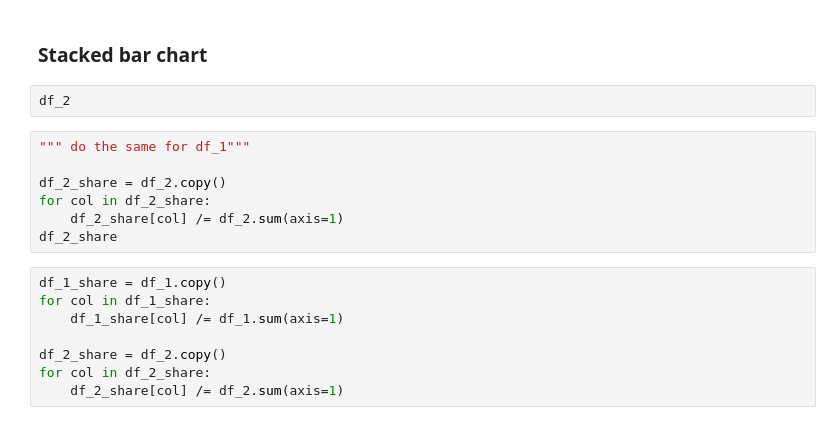
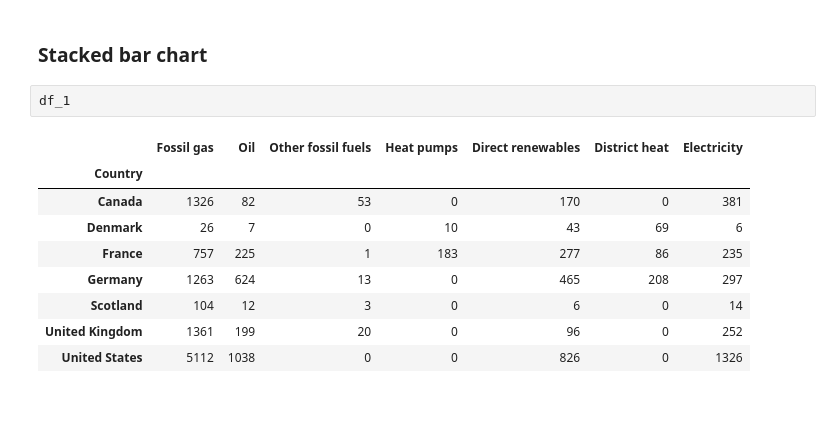
Before and after one commit to dgscotia/heat_country_data, a Jupyter notebook: heat_notebook.ipynb, the cells around one changed output. Drawn from its saved outputs; the diff is of its cells as text.

```diff
--- a/heat_notebook.ipynb
+++ b/heat_notebook.ipynb
@@ -100,20 +164,15 @@ def plot_all_figs():
 plot_all_figs()
 # %% [markdown]
 ### Stacked bar chart
-# %%
-df_2
-# %%
-""" do the same for df_1"""
-
-df_2_share = df_2.copy()
-for col in df_2_share:
-    df_2_share[col] /= df_2.sum(axis=1)
-df_2_share
-# %%
-df_1_share = df_1.copy()
-for col in df_1_share:
-    df_1_share[col] /= df_1.sum(axis=1)
-
-df_2_share = df_2.copy()
-for col in df_2_share:
-    df_2_share[col] /= df_2.sum(axis=1)
+# %%
+df_1
+# %% [output]
+|  | Fossil gas | Oil | Other fossil fuels | Heat pumps | Direct renewables | District heat | Electricity |
+| Country |  |  |  |  |  |  |  |
+| Canada | 1326 | 82 | 53 | 0 | 170 | 0 | 381 |
+| Denmark | 26 | 7 | 0 | 10 | 43 | 69 | 6 |
+| France | 757 | 225 | 1 | 183 | 277 | 86 | 235 |
+| Germany | 1263 | 624 | 13 | 0 | 465 | 208 | 297 |
+| Scotland | 104 | 12 | 3 | 0 | 6 | 0 | 14 |
+| United Kingdom | 1361 | 199 | 20 | 0 | 96 | 0 | 252 |
+| United States | 5112 | 1038 | 0 | 0 | 826 | 0 | 1326 |
```
Also changed, not shown: parts of 23 cells of this notebook, 33 other files.
